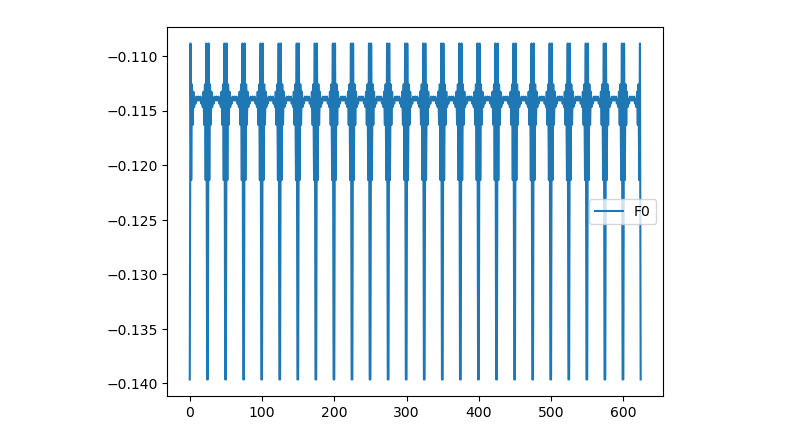
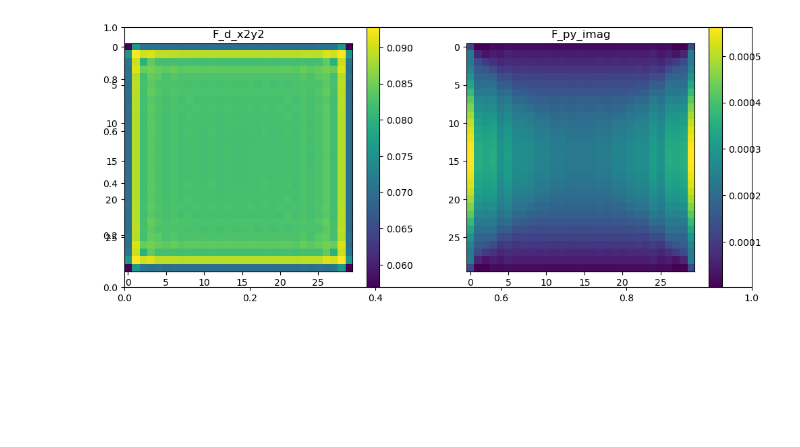
Before and after one commit to emilssp/master-thesis-codebase, a Jupyter notebook: notebooks/self_consistency.ipynb, the cells around one changed output. Cells and saved outputs as stored; diff of their text form; code cells hidden in the pictures; blank space fills up the shorter version.

```diff
--- a/notebooks/self_consistency.ipynb
+++ b/notebooks/self_consistency.ipynb
@@ -58,7 +20,7 @@ def neighbor_maps_square(lattice: SquareLattice):
         for x in range(X):
             i = y * X + x
             # +x
-            if x < X-1:
+            if x < X:
                 nbr["+x"][i] = i + 1
             elif lattice.pbc_x and X > 2:
                 nbr["+x"][i] = y * X
@@ -70,7 +32,7 @@ def neighbor_maps_square(lattice: SquareLattice):
                 nbr["-x"][i] = y * X + (X-1)
 
             # +y
-            if y < Y-1:
+            if y < Y:
                 nbr["+y"][i] = (y+1) * X + x
             elif lattice.pbc_y and Y > 2:
                 nbr["+y"][i] = x
@@ -140,0 +161,7 @@ def correlators(H, T):
+# %%
+def arr_converged(new, old, atol, rtol):
+    return (
+        cp.all(
+            cp.max(cp.abs(new - old)) < atol + rtol * cp.max(cp.abs(new))
+        )
+    )
@@ -276,5 +346,5 @@ plt.show()
 # %%
-F0, F, Fuu, Fdd = bdg_self_consistency(H,U=0,V=V,V_prime=0,T=0, max_iter=20, with_corr=True)
+F0, F, Fuu, Fdd = bdg_self_consistency(H,U=U,V=V,V_prime=0,T=0,atol=1e-4,rtol=1e-3, max_iter=50, with_corr=True)
 
 energies = cp.linspace(-4,7,1000)
 dos_values = H.dos(energies, eta=0.03, drop_matrix=False)
@@ -293,0 +368,6 @@ Failed to converge after 20 iterations
+# %%
+test_lattice = Lattice(10,10)
+for i, j in test_lattice.edges:
+    print(i, j, test_lattice.get_disp(i,j))
+
+print(test_lattice.get_dir(0,10))
@@ -294,14 +392,47 @@ Failed to converge after 20 iterations
 # %%
-plt.figure()
-# for d in ["+x", "-x", "+y", "-y"]:
-    # plt.plot(cp.asnumpy(F[]), label=f'F {d}')
-# plt.plot(np.real(cp.asnumpy((F['+x']+F['-x'])/2)), label=f'Fpx')
-# plt.plot(np.imag(cp.asnumpy((F['+x']-F['-x'])/2)), label=f'Fpx')
-# plt.plot(np.real(cp.asnumpy(F0)), label=f'Fpx')
-# plt.plot(np.imag(cp.asnumpy((F['+y']-F['-y'])/2)), label=f'Fpy')
-plt.plot(cp.asnumpy(F0), label=f'F0')
+F_S = cp.zeros(H.lattice.num_sites, dtype=cp.complex128)
+F_T = cp.zeros(H.lattice.num_sites, dtype=cp.complex128)
 
-plt.legend()
+F_xplus = cp.zeros(H.lattice.num_sites, dtype=cp.complex128)
+F_xminus = cp.zeros(H.lattice.num_sites, dtype=cp.complex128)
+F_yplus = cp.zeros(H.lattice.num_sites, dtype=cp.complex128)
+F_yminus = cp.zeros(H.lattice.num_sites, dtype=cp.complex128)
+
+for i,j in H.lattice.edges:
+        F_S[i] += (F[i][j]+F[j][i])/2
+        F_T[i] += (F[i][j]-F[j][i])/2
+        dir = H.lattice.get_dir(i,j)
+        if dir == "+x":
+            F_xplus[i] += F[i][j]
+            # F_xminus.append(F[j][i].get())
+        elif dir == "-x":
+            F_xminus[i] += F[i][j]
+            # F_xplus.append(F[j][i].get())
+        elif dir == "+y":
+            F_yplus[i] += F[i][j]
+            # F_yminus.append(F[j][i].get())
+        elif dir == "-y":
+            F_yminus[i] += F[i][j]
+            # F_yplus.append(F[j][i].get())
+
+# plt.imshow(np.abs(cp.asnumpy(F)))
+# plt.plot(cp.asnumpy((F0)), label="F0")
+# plt.plot(cp.asnumpy((F_xplus+F_xminus)/4), label="F_s x-bond")
+# plt.imshow(np.abs(cp.asnumpy((F_xplus-F_xminus)/2)).reshape(30,30), label="F_t x-bond")
+# plt.imshow(np.abs(cp.asnumpy((F_yplus-F_yminus)/2)).reshape(30,30), label="F_t y-bond")
+# plt.imshow(np.abs(cp.asnumpy((F_S)).reshape(30,30)), label="F_S")
+plt.subplots(figsize=(12,5))
+
+plt.subplot(1,2,1)
+plt.imshow(np.abs(np.real(cp.asnumpy((F_xplus+F_xminus-F_yplus-F_yminus)/4).reshape(30,30))), label="F_T_real")
+plt.title("F_d_x2y2")
+plt.colorbar()
+
+plt.subplot(1,2,2)
+plt.imshow(np.abs(np.imag(cp.asnumpy((F_yplus-F_yminus)/2).reshape(30,30))), label="F_T_imag")
+plt.title("F_py_imag")
+plt.colorbar()
+
 plt.show()
 # %% [output]
-[figure, old version]
+[figure, new version]
```
Also changed, not shown: parts of 14 cells of this notebook, 5 other files.
